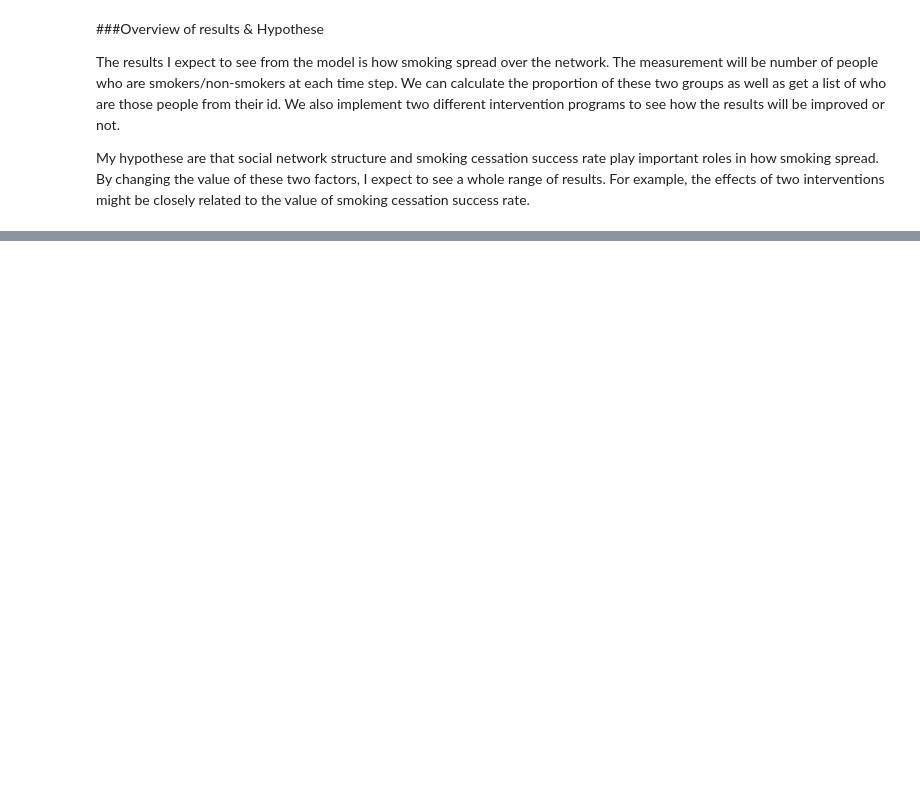
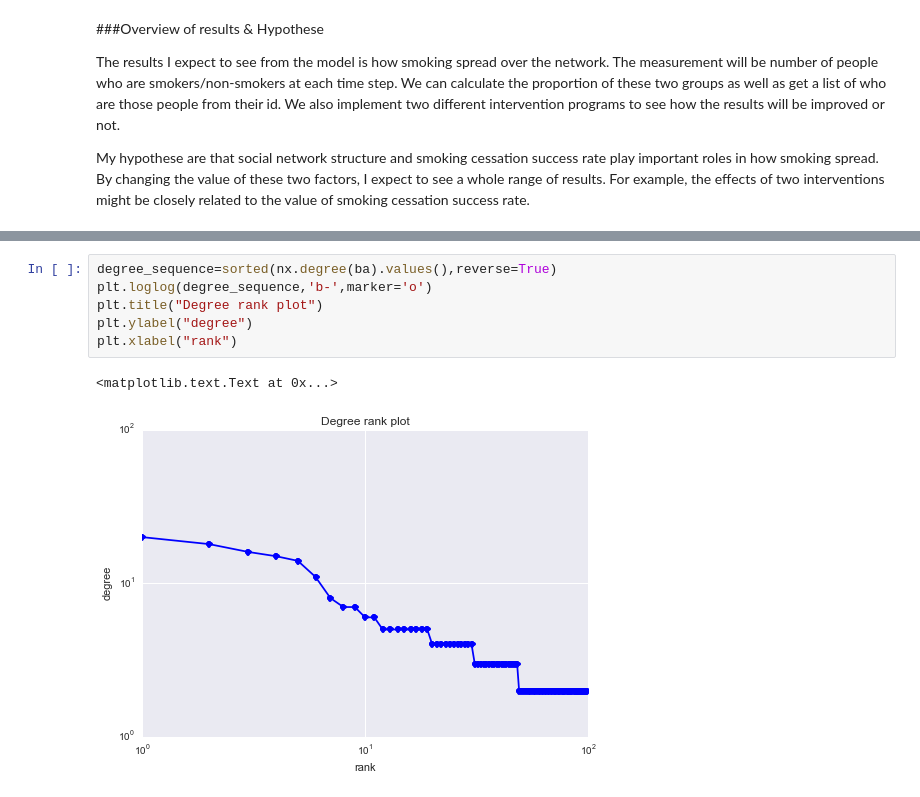
Before and after one commit to yysun12/cscs530, a Jupyter notebook: midterm.ipynb, the cells around one changed output, grey strips where cells are left out. Cells and saved outputs as stored; diff of their text form; blank space fills up the shorter version.

```diff
--- a/midterm.ipynb
+++ b/midterm.ipynb
@@ -281,0 +293,9 @@ My hypothese are that social network structure and smoking cessation success rat
+# %%
+degree_sequence=sorted(nx.degree(ba).values(),reverse=True)
+plt.loglog(degree_sequence,'b-',marker='o')
+plt.title("Degree rank plot")
+plt.ylabel("degree")
+plt.xlabel("rank")
+# %% [output]
+<matplotlib.text.Text at 0x...>
+[figure, added]
```
Also changed, not shown: parts of 13 cells of this notebook.
